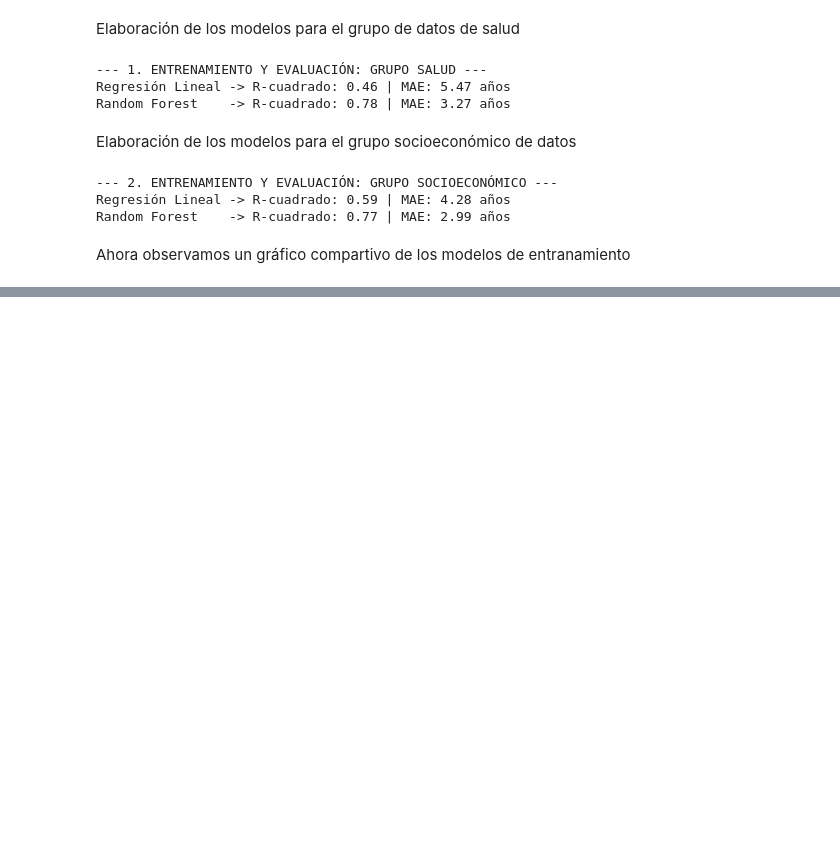
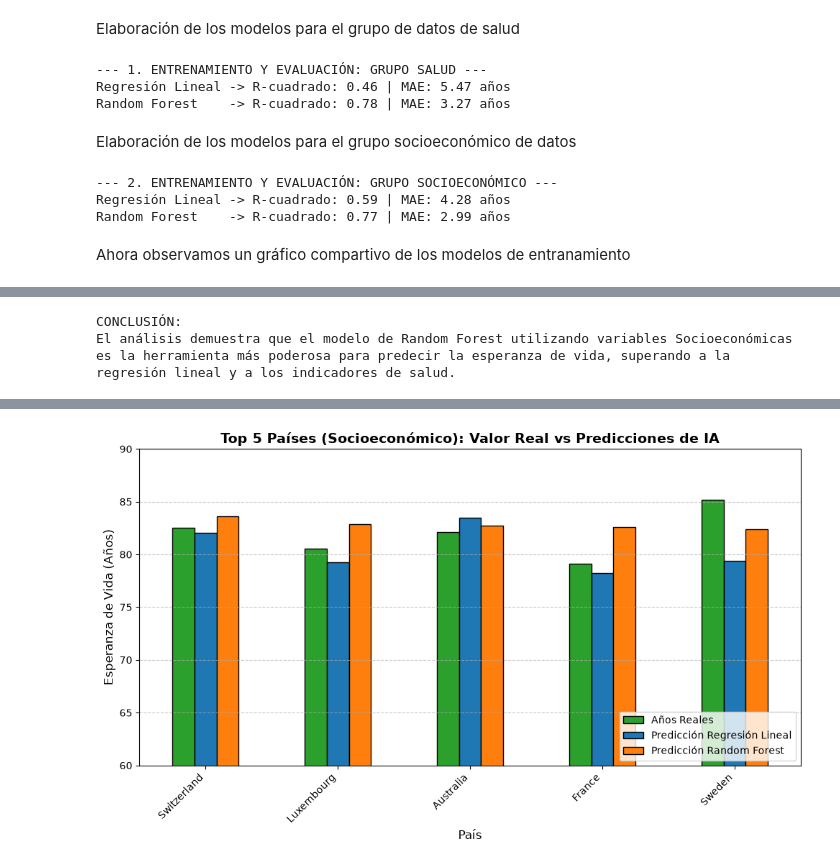
Before and after one commit to cburbano-usgp/grupo3_proyecto_aprendizaje_autom, a Jupyter notebook: Grupo3_proyecto.ipynb, the cells around one changed output, grey strips where cells are left out. Drawn from its saved outputs; the diff is of its cells as text; code cells hidden in the pictures; blank space fills up the shorter version.

```diff
--- a/Grupo3_proyecto.ipynb
+++ b/Grupo3_proyecto.ipynb
@@ -373,0 +365,79 @@ es la herramienta más poderosa para predecir la esperanza de vida, superando a
+# %%
+## conclusion
+print("\nCONCLUSIÓN:")
+print("El análisis demuestra que el modelo de Random Forest utilizando variables Socioeconómicas")
+print("es la herramienta más poderosa para predecir la esperanza de vida, superando a la regresión lineal y a los indicadores de salud.")
+# %% [output]
+CONCLUSIÓN:
+El análisis demuestra que el modelo de Random Forest utilizando variables Socioeconómicas
+es la herramienta más poderosa para predecir la esperanza de vida, superando a la regresión lineal y a los indicadores de salud.
+# %%
+print("TOP PAÍSES CON MAYOR ESPERANZA DE VIDA (PREDICCIONES) ---")
+print("Calculando el ranking en base a los exámenes de los modelos...")
+
+# grupo salud: Juntamos las predicciones con los nombres de los países
+df_resultados_salud = pd.DataFrame({
+    'País': df_grupo_salud_dropna.loc[X_test_s.index, 'Country'],
+    'Real': y_test_s,
+    'Pred. Regresión Lineal': predicciones_lin_salud,
+    'Pred. Random Forest': predicciones_rf_salud
+})
+
+# Como un país puede tener datos de varios años en el test, los agrupamos y sacamos el promedio
+df_resultados_salud = df_resultados_salud.groupby('País').mean().reset_index()
+
+# Ordenamos de mayor a menor según el modelo Random Forest (que fue el mejor) y sacamos el Top 5
+top_salud = df_resultados_salud.sort_values(by='Pred. Random Forest', ascending=False).head(5)
+
+
+# grupo socioecnomico: Juntamos las predicciones con los nombres de los países
+df_resultados_eco = pd.DataFrame({
+    'País': df_grupo_socioeconomico_imputer.loc[X_test_e.index, 'Country'],
+    'Real': y_test_e,
+    'Pred. Regresión Lineal': predicciones_lin_eco,
+    'Pred. Random Forest': predicciones_rf_eco
+})
+
+df_resultados_eco = df_resultados_eco.groupby('País').mean().reset_index()
+top_eco = df_resultados_eco.sort_values(by='Pred. Random Forest', ascending=False).head(5)
+
+
+# resultados
+print("\n TOP 5 PAÍSES (Según factores de SALUD):")
+# Formateamos para que se vea bonito en pantalla
+for i, row in top_salud.iterrows():
+    print(f" - {row['País']}:")
+    print(f"   Real: {row['Real']:.1f} años | Reg. Lineal: {row['Pred. Regresión Lineal']:.1f} | Random Forest: {row['Pred. Random Forest']:.1f}")
+
+print("\n TOP 5 PAÍSES (Según factores SOCIOECONÓMICOS):")
+for i, row in top_eco.iterrows():
+    print(f" - {row['País']}:")
+    print(f"   Real: {row['Real']:.1f} años | Reg. Lineal: {row['Pred. Regresión Lineal']:.1f} | Random Forest: {row['Pred. Random Forest']:.1f}")
+
+print("\n NOTA: Podemos observar cómo las predicciones del Random Forest suelen acercarse más al valor Real que la Regresión Lineal.")
+
+
+#GRAFICO COMPARATIVO: REAL VS PREDICCIONES (GRUPO SOCIOECONÓMICO) ---
+import matplotlib.pyplot as plt
+import numpy as np
+
+# Tomamos los datos del Top 5 socioeconómico generado en el paso anterior
+top_eco_plot = top_eco.set_index('País')[['Real', 'Pred. Regresión Lineal', 'Pred. Random Forest']]
+
+# Configurar el gráfico
+colores = ['#2ca02c', '#1f77b4', '#ff7f0e'] # Verde (Real), Azul (Lineal), Naranja (Forest)
+ax = top_eco_plot.plot(kind='bar', figsize=(10, 6), color=colores, edgecolor='black')
+
+# Detalles estéticos del gráfico
+plt.title('Top 5 Países (Socioeconómico): Valor Real vs Predicciones de IA', fontsize=14, fontweight='bold')
+plt.ylabel('Esperanza de Vida (Años)', fontsize=12)
+plt.xlabel('País', fontsize=12)
+plt.xticks(rotation=45, ha='right')
+plt.legend(['Años Reales', 'Predicción Regresión Lineal', 'Predicción Random Forest'], loc='lower right')
+plt.grid(axis='y', linestyle='--', alpha=0.7)
+plt.ylim(60, 90) # Ajustar el eje Y para ver mejor las diferencias
+
+# Mostrar el gráfico
+plt.tight_layout()
+plt.show()
+# %% [output]
@@ -373,0 +461 @@ es la herramienta más poderosa para predecir la esperanza de vida, superando a
+[figure, added]
```
Also changed, not shown: parts of 2 cells of this notebook.
